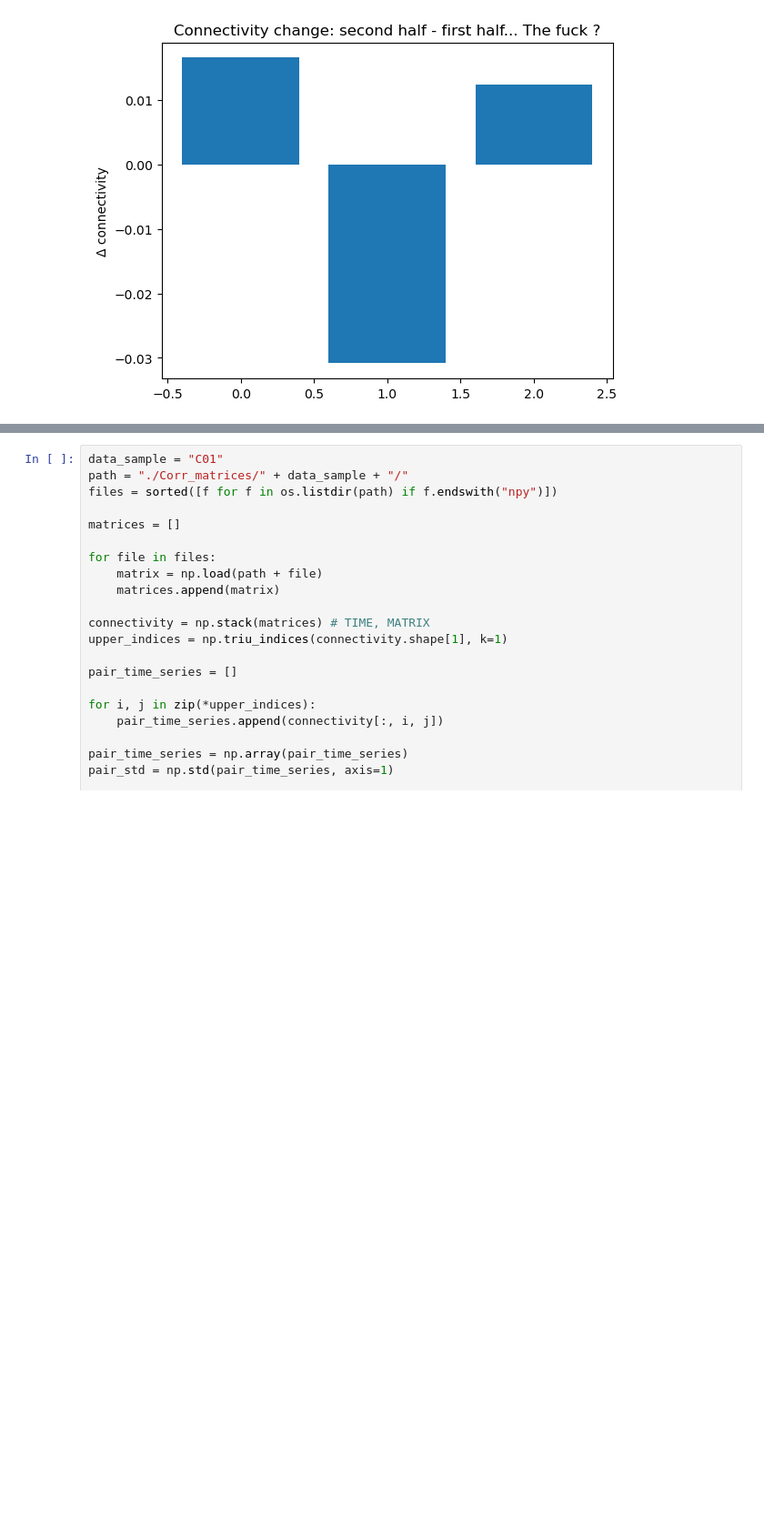
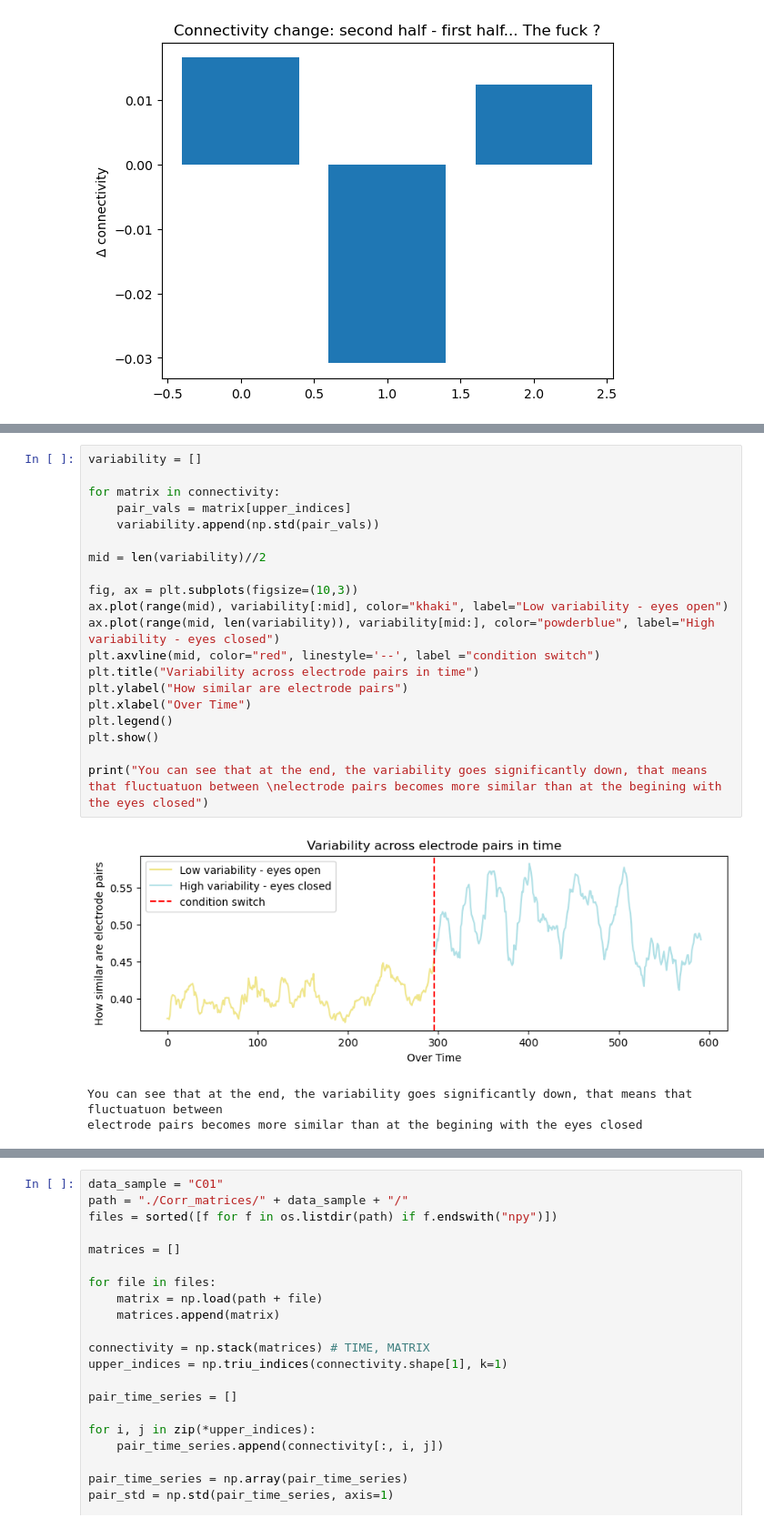
Before and after one commit to Beelzebufo2001/AnalysisBooredEEG, a Jupyter notebook: Notebook/Connectivity.ipynb, the cells around one changed output, grey strips where cells are left out. Shown at 91% size. Saved outputs shown, nothing was run; the diff lists cells and outputs as text; blank space fills up the shorter version.

```diff
--- a/Notebook/Connectivity.ipynb
+++ b/Notebook/Connectivity.ipynb
@@ -400,2 +409,26 @@ pak páry kde se absolutní hodnota mena nejvice mení :: minimum a maximum mean
+# %%
+variability = []
+
+for matrix in connectivity:
+    pair_vals = matrix[upper_indices]
+    variability.append(np.std(pair_vals))
+
+mid = len(variability)//2
+
+fig, ax = plt.subplots(figsize=(10,3))
+ax.plot(range(mid), variability[:mid], color="khaki", label="Low variability - eyes open")
+ax.plot(range(mid, len(variability)), variability[mid:], color="powderblue", label="High variability - eyes closed")
+plt.axvline(mid, color="red", linestyle='--', label ="condition switch")
+plt.title("Variability across electrode pairs in time")
+plt.ylabel("How similar are electrode pairs")
+plt.xlabel("Over Time")
+plt.legend()
+plt.show()
+
+print("You can see that at the end, the variability goes significantly down, that means that fluctuatuon between \nelectrode pairs becomes more similar than at the begining with the eyes closed")
+# %% [output]
+[figure, added]
+You can see that at the end, the variability goes significantly down, that means that fluctuatuon between
+electrode pairs becomes more similar than at the begining with the eyes closed
 # %% [markdown]
 <h3><span style="color:lightsteelblue"><b>d) Top 10 most changing pairs</h3>
```
Also changed, not shown: parts of 6 cells of this notebook.
